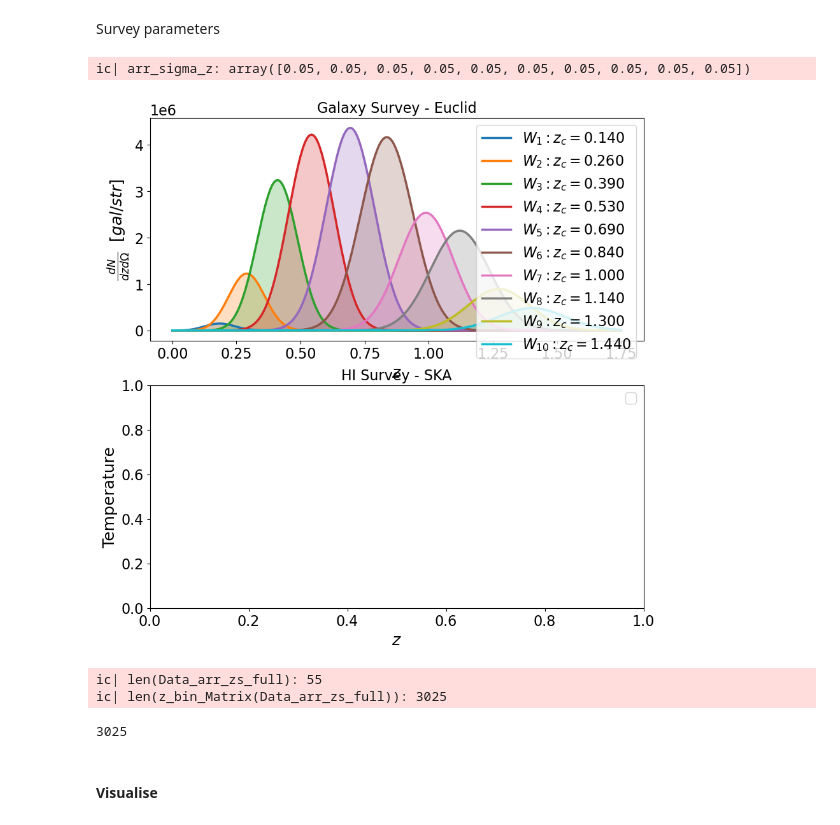
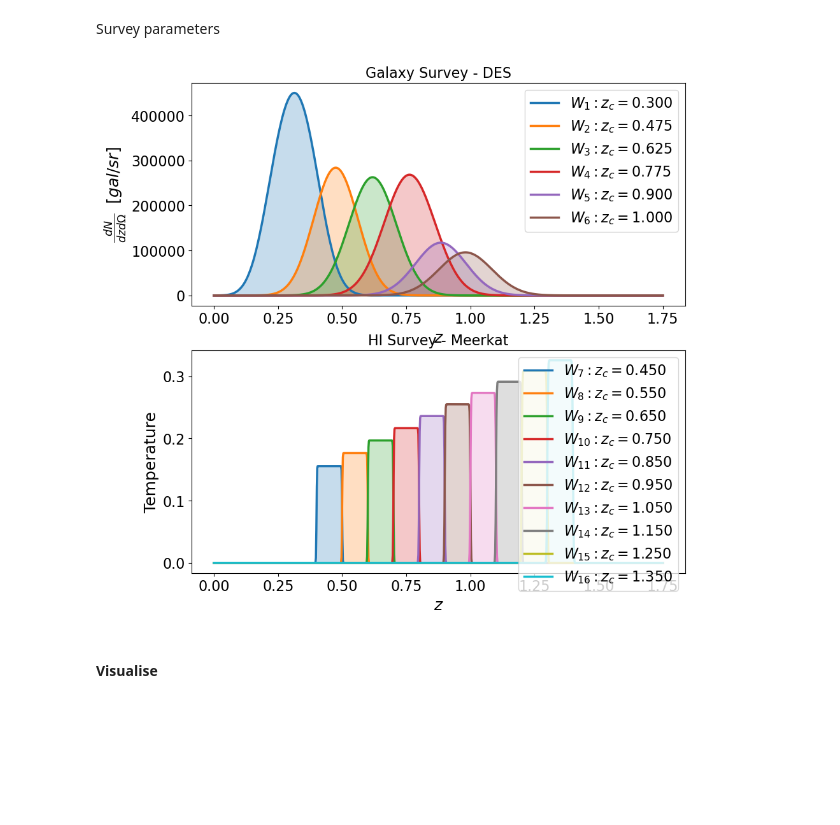
Before and after one commit to GreenTS27/Photo_Surveys-HI_IM-Fisher_Matrix, a Jupyter notebook: Fisher_Matrix_C_ell_vs_w_t.ipynb, the cells around one changed output. Drawn from its saved outputs; the diff is of its cells as text; code cells hidden in the pictures; blank space fills up the shorter version.

```diff
--- a/Fisher_Matrix_C_ell_vs_w_t.ipynb
+++ b/Fisher_Matrix_C_ell_vs_w_t.ipynb
@@ -978,6 +1128,8 @@ def Temp_HI(z):
 
 arr_z_central_MK = np.array( [0.45, 0.55, 0.65, 0.75, 0.85, 0.95, 1.05, 1.15, 1.25, 1.35] )
 bin_width_MK = 0.1
+sigma_z_MK = 10**-3
+
 nu_ref = 1420.0 # MHz, frequency of the HI line
 arr_nu_central_MK = nu_ref / (arr_z_central_MK+1)
 
@@ -1042,7 +1194,7 @@ waves and radio sources
 # arr_z_central_SKA_FULL = np.array([0.4, 0.6, 0.8, 1.0, 1.2, 1.4, 1.6, 1.8, 2.0, 2.2, 2.4, 2.6, 2.8, 3.0] )
 arr_z_central_SKA = np.array([0.4, 0.5, 0.6, 0.7, 0.8, 0.9, 1.0, 1.1, 1.2, 1.3] )
 bin_width_SKA = 0.1
-
+sigma_z_SKA = 10**-3
 
 nu_ref = 1420.0 # MHz, frequency of the HI line
 # arr_nu_min_SKA =  nu_ref / (arr_z_max_SKA+1)
@@ -1190,18 +1342,18 @@ plt.show()
 Choose Surveys to analyse
 # %%
 ### Galaxy Surveys
-Survey_Gal = "Euclid"
-# Survey_Gal = "DES"
+# Survey_Gal = "Euclid"
+Survey_Gal = "DES"
 # Survey_Gal = "LSST"
 
-N_bins_Gal = 10
+N_bins_Gal = 6
 
 
 ### HI Surveys
-# Survey_HI = "Meerkat"
-Survey_HI = "SKA"
+Survey_HI = "Meerkat"
+# Survey_HI = "SKA"
 
-N_bins_HI  = 0
+N_bins_HI  = 10
 # %% [markdown]
 Survey parameters
 # %%
@@ -1244,7 +1396,7 @@ if Survey_HI == "Meerkat":
     dic_f_sky["HI"] = f_sky_MK
     arr_z_central_HI = arr_z_central_MK
     bin_width_HI = bin_width_MK
-    sigma_val_HI = 0.005
+    sigma_val_HI = sigma_z_MK
 
 elif Survey_HI == "SKA":
     N_dish = N_dish_SKA
@@ -1254,7 +1406,7 @@ elif Survey_HI == "SKA":
     dic_f_sky["HI"] = f_sky_SKA
     arr_z_central_HI = arr_z_central_SKA
     bin_width_HI = bin_width_SKA
-    sigma_val_HI = 0.005
+    sigma_val_HI = sigma_z_SKA
 # %%
 N_bins_Total = N_bins_Gal+N_bins_HI
 
@@ -1319,14 +1471,14 @@ for index_zc in range(N_bins_Total):
 
         count+=1
 
-ic(arr_sigma_z)
+# ic(arr_sigma_z)
 
 
 dic_Window  = Window_func_Gal_HI(arr_zs, arr_z_central, z0_value, N_gal_value,
                                 arr_sigma_val=arr_sigma_z, arr_bin_width=arr_bin_width,
                                 arr_n_gal=arr_ngal_bin, func_pz=func_pz, W_func="W_erf",
                                 dic_Gal_HI_id=dic_Gal_HI_id,
-                                Show_WS=True, Fig_y_unit="gal/str",
+                                Show_WS=True, Fig_y_unit="gal/sr",
                                 Name_Survey_Gal=Survey_Gal, Name_Survey_HI=Survey_HI, fig_size=(10,10) )
 
 # Bias values
@@ -1340,8 +1492,8 @@ for index_zc, z_c in enumerate(arr_z_central):
 
     if index_zc in dic_Gal_HI_id["HI"] :
         dic_gal_bias[index_zc] = bias_HI(z_c)
+# ic(dic_gal_bias)
 
-# ic(dic_gal_bias)
 
 # Calculate combinations of z-bins
 Data_arr_zs_auto= np.zeros((N_bins_Total,2))
@@ -1349,29 +1501,24 @@ Data_arr_zs_full= np.zeros( (int(N_bins_Total*(N_bins_Total+1)/2), 2) )   # The
 Data_arr_indices_full = np.zeros( (int(N_bins_Total*(N_bins_Total+1)/2), 2) )
 count = 0
 for i in range(N_bins_Total):
 
     z_c_i = arr_z_central[i]
     Data_arr_zs_auto[i] = np.array( [z_c_i, z_c_i] )
 
     for j in range( N_bins_Total -i ):
         z_c_j = arr_z_central[i+j]  # We do i+j since we don't want to repeat combinations
         Data_arr_zs_full[count] = np.array( [z_c_i, z_c_j] )
         Data_arr_indices_full[count] = np.array( [i, i+j] )
         count+=1
 
 
 # ic(Data_arr_zs_full)
-ic((len(Data_arr_zs_full)))
-# ic((Data_arr_zs_full))
-ic(len(z_bin_Matrix(Data_arr_zs_full)))
+# ic((len(Data_arr_zs_full)))
+# ic(len(z_bin_Matrix(Data_arr_zs_full)))
 
 # ic(Data_arr_indices_full)
 # %% [output]
-ic| arr_sigma_z: array([0.05, 0.05, 0.05, 0.05, 0.05, 0.05, 0.05, 0.05, 0.05, 0.05])
-[figure, old version]
+[figure, new version]
-ic| len(Data_arr_zs_full): 55
-ic| len(z_bin_Matrix(Data_arr_zs_full)): 3025
-3025
 # %% [markdown]
 #### Visualise
 # %%
```
Also changed, not shown: parts of 26 cells of this notebook.
